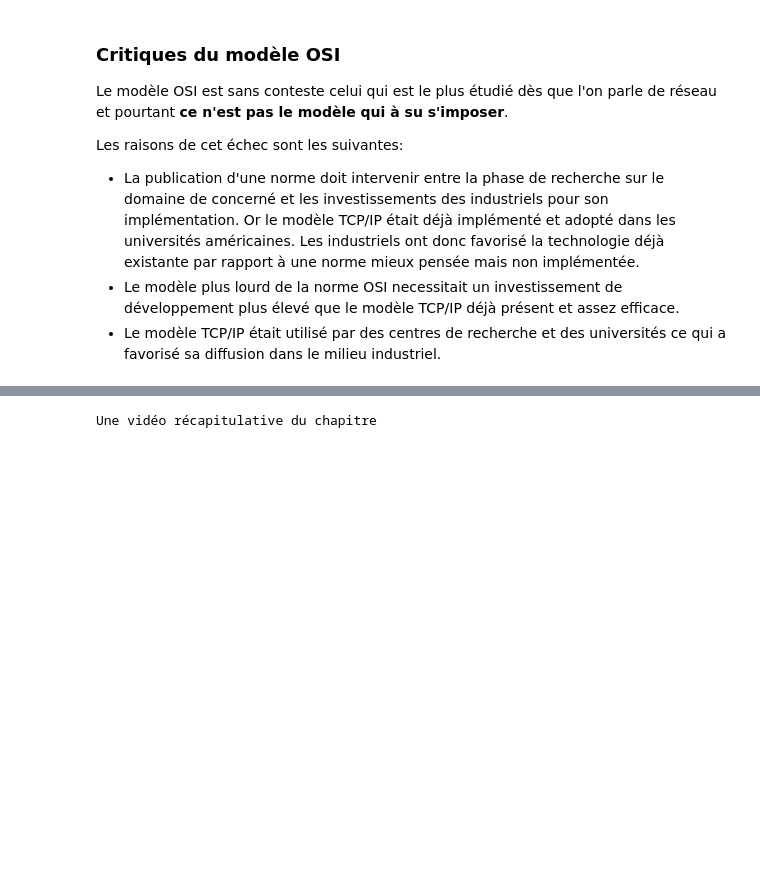
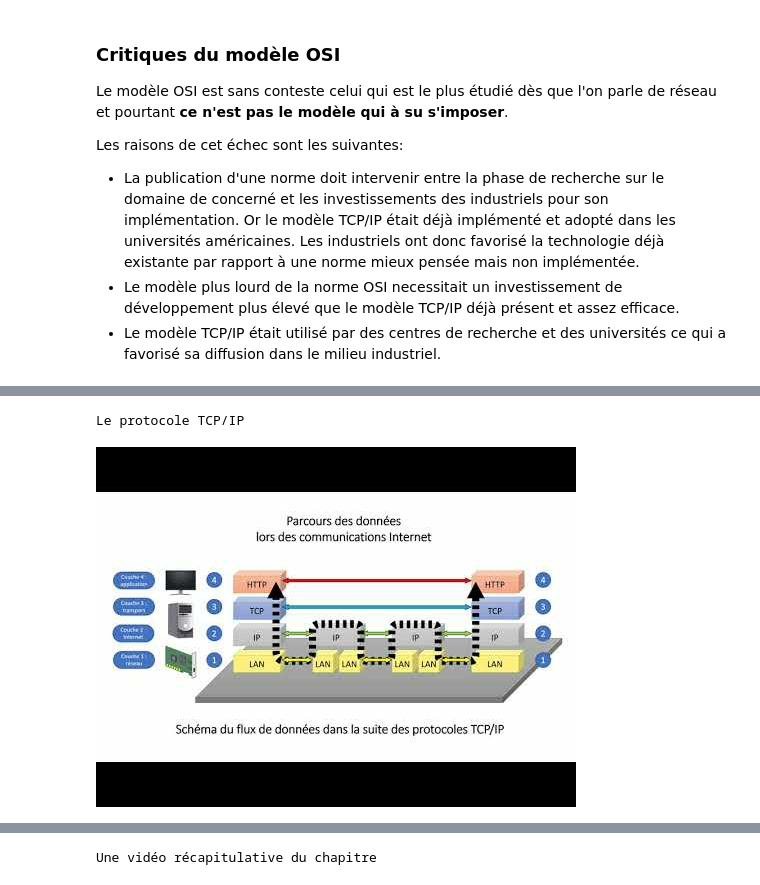
Before and after one commit to saintlouis29/coursNSI, a Jupyter notebook: Premiere/6_Architecture/2_reseau.ipynb, the cells around one changed output, grey strips where cells are left out. Drawn from its saved outputs; the diff is of its cells as text; code cells hidden in the pictures; blank space fills up the shorter version.

```diff
--- a/Premiere/6_Architecture/2_reseau.ipynb
+++ b/Premiere/6_Architecture/2_reseau.ipynb
@@ -231 +589,8 @@ Les raisons de cet échec sont les suivantes:
+# %%
+from IPython.display import YouTubeVideo
+print('Le protocole TCP/IP')
+YouTubeVideo('_0thnFumSdA')
+# %% [output]
+Le protocole TCP/IP
+[figure, added]
 # %% [markdown]
```
Also changed, not shown: parts of 16 cells of this notebook, 4 other files.
